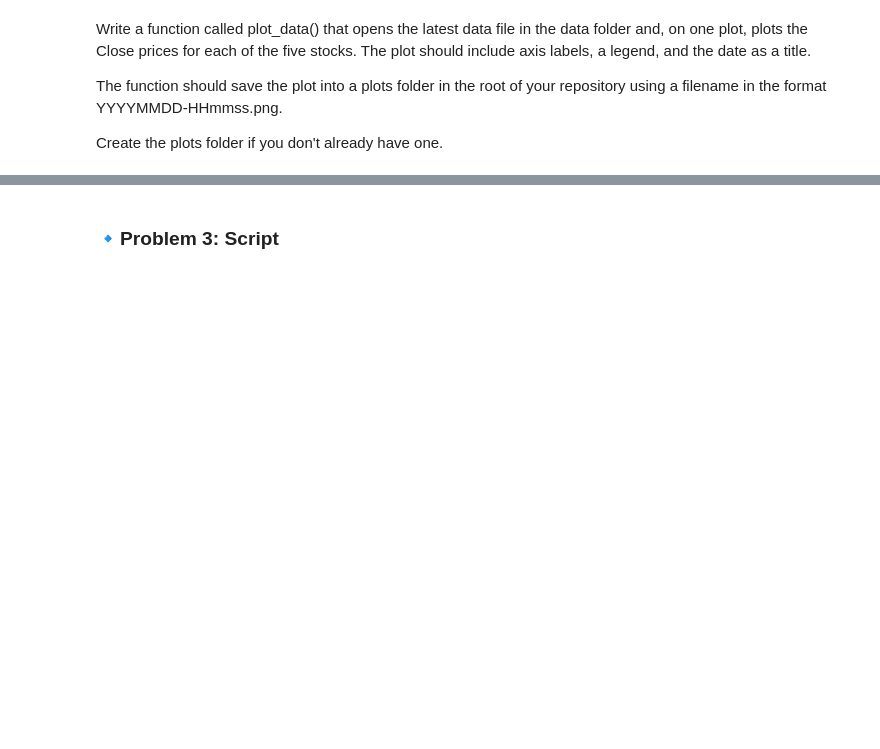
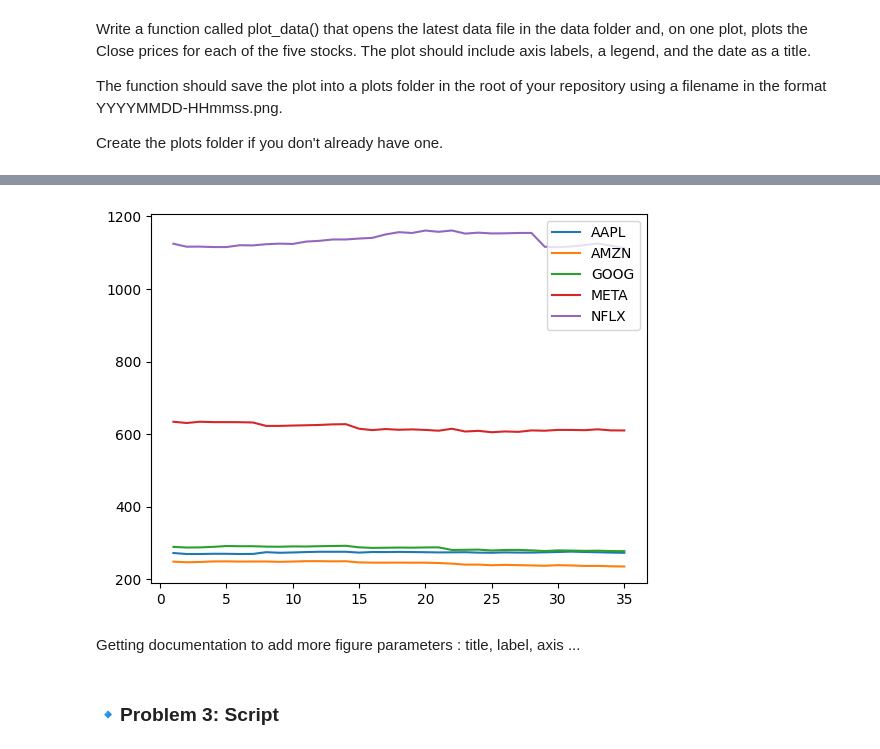
Before and after one commit to Maroua-El-Imame/my-assessment-computer-infrastructure, a Jupyter notebook: problems.ipynb, the cells around one changed output, grey strips where cells are left out. Drawn from its saved outputs; the diff is of its cells as text; code cells hidden in the pictures; blank space fills up the shorter version.

```diff
--- a/problems.ipynb
+++ b/problems.ipynb
@@ -158,3 +143,32 @@ plt.plot(data['Close'])
+# %%
+# define function plot_data()
+def plot_data():
+    # list of files in ' data' folder
+    list_of_files = glob.glob('data/*csv')
+    # latest file added to 'data' files list
+    latest_file = max(list_of_files, key=os.path.getctime)
+    # read data with multi index header
+    df = pd.read_csv(latest_file, header=[0,1])
+    # create timestamps to use as filename
+    timestamp = dt.datetime.now().strftime('%Y%m%d_%H%M%S')
+    # plot all 'Close' prices
+    df['Close'].plot()
+    # ensure 'plots' folder exists
+    # reference https://docs.python.org/3/library/os.html?utm_source=chatgpt.com#os.makedirs
+    # reference https://stackoverflow.com/questions/71396488/saving-figure-by-creating-new-folder
+    os.makedirs("plots", exist_ok=True)
+    # save the figure using timestamp as file name
+    filename = f"plots/{timestamp}.png"
+    # save fig documentation
+    # reference https://matplotlib.org/stable/api/_as_gen/matplotlib.pyplot.savefig.html
+    plt.savefig(fname=filename)
+# %%
+# show saved plot ifg
+plot_data()
+# %% [output]
+[figure, added]
+# %% [markdown]
+Getting documentation to add more figure parameters : title, label, axis ...
 # %% [markdown]
 ### 🔹Problem 3: Script
 # %% [markdown]
```
Also changed, not shown: parts of 15 cells of this notebook, 18 other files.
